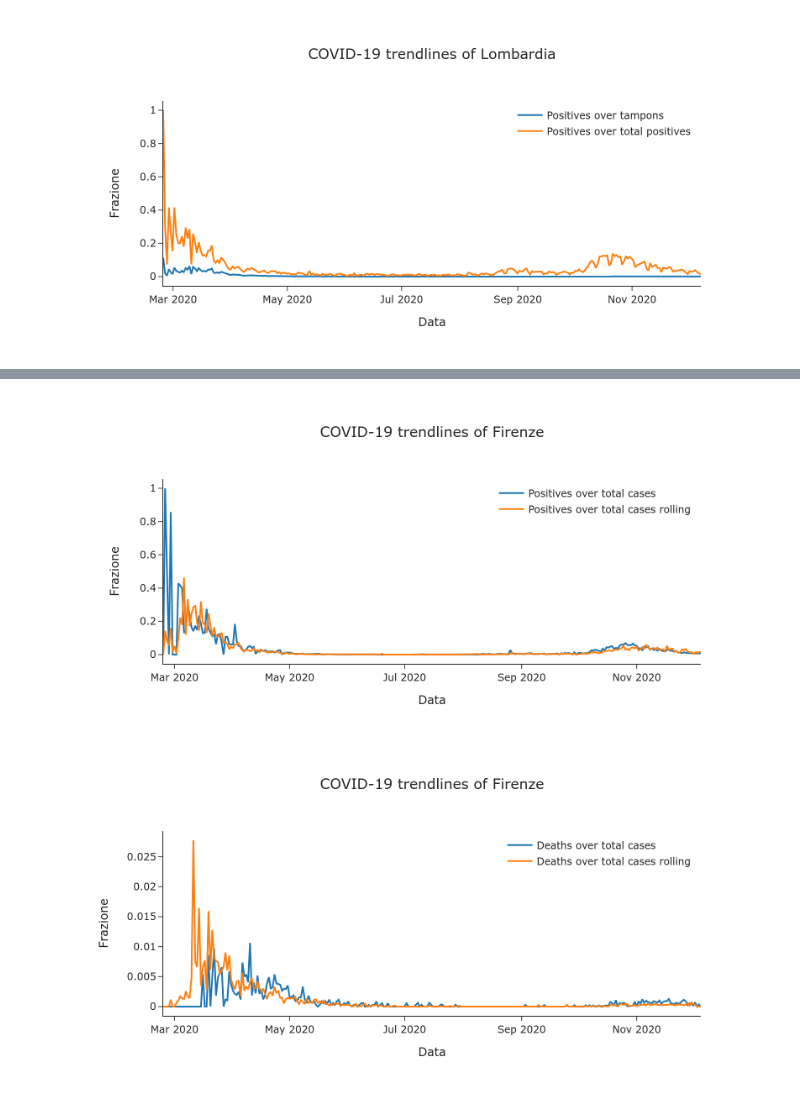
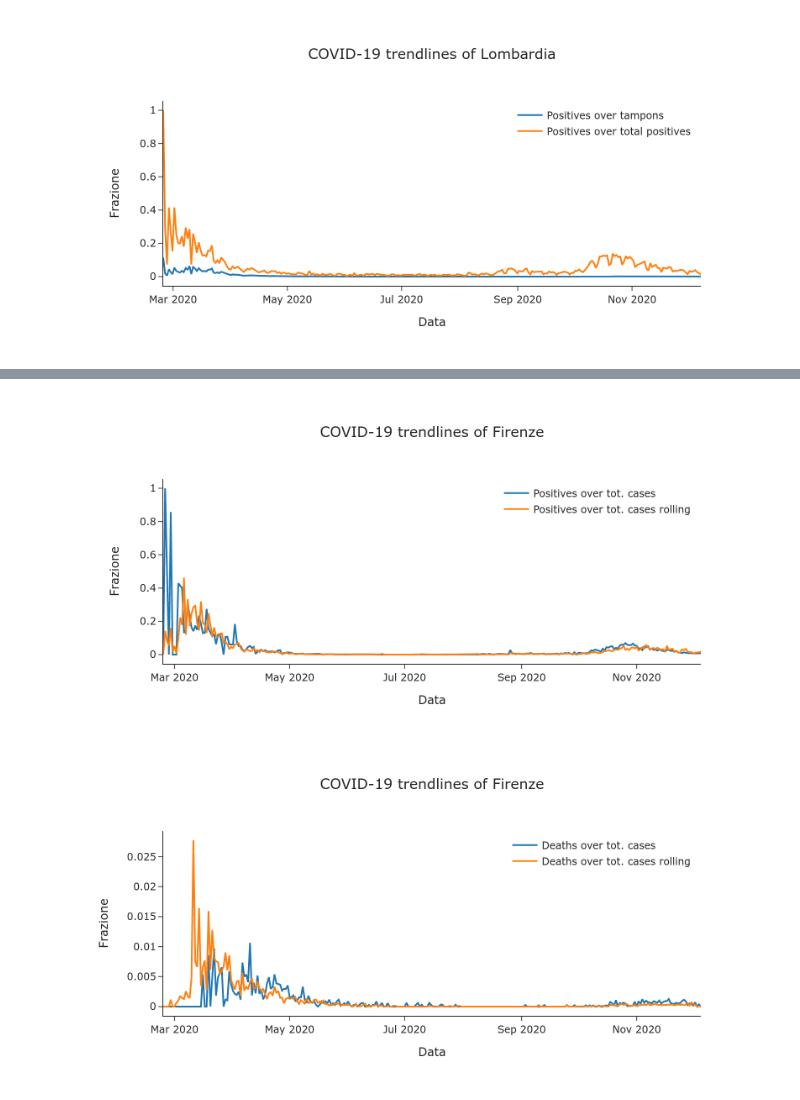
Before and after one commit to nicoloverardo/master-degree-thesis, a Jupyter notebook: notebooks/eda.ipynb, the cells around one changed output, grey strips where cells are left out. Cells and saved outputs as stored; diff of their text form; code cells hidden in the pictures.

```diff
--- a/notebooks/eda.ipynb
+++ b/notebooks/eda.ipynb
@@ -235,25 +235,25 @@ inter_dropdown_plot(options=covidpro_df.Province.unique(),
 # %%
 inter_dropdown_plot(options=covidpro_df['Province'].unique(),
                     default_value='Firenze',
                     dropdown_label='Provincia',
                     y=['NP_R', 'NP_R_Rolling'],
-                    legend_titles=['Positives over total cases', 'Positives over total cases rolling'],
+                    legend_titles=['Positives over tot. cases', 'Positives over tot. cases rolling'],
                     data=covidpro_df,
                     group_column='Province',
                     x='Date',
                     title='COVID-19 trendlines of ',
                     xtitle='Data',
                     ytitle='Frazione',
                     output_image=True,
                     blend_legend=True)
 # %% [output]
-[figure, old version]
+[figure, new version]
 # %%
 inter_dropdown_plot(options=covidpro_df['Province'].unique(),
                     default_value='Firenze',
                     dropdown_label='Provincia',
                     y=['DR', 'DR_Rolling'],
-                    legend_titles=['Deaths over total cases', 'Deaths over total cases rolling'],
+                    legend_titles=['Deaths over tot. cases', 'Deaths over tot. cases rolling'],
                     data=covidpro_df,
                     group_column='Province',
                     x='Date',
@@ -263,4 +263,4 @@ inter_dropdown_plot(options=covidpro_df['Province'].unique(),
                     output_image=True,
                     blend_legend=True)
 # %% [output]
-[figure, old version]
+[figure, new version]
```
Also changed, not shown: parts of 5 cells of this notebook.
